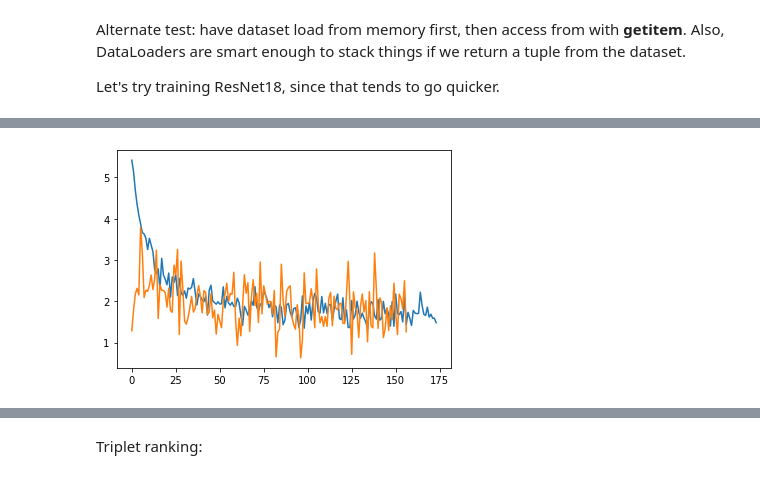
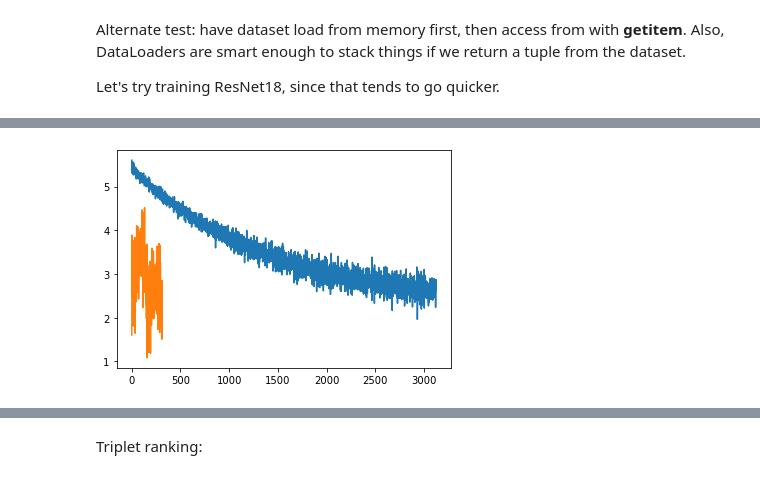
Before and after one commit to g-peery/stability-training, a Jupyter notebook: Model.ipynb, the cells around one changed output, grey strips where cells are left out. Cells and saved outputs as stored; diff of their text form; code cells hidden in the pictures.

```diff
--- a/Model.ipynb
+++ b/Model.ipynb
@@ -1245,4 +1254,11 @@ resnet.fc = nn.Linear(512, 200, bias=True)
 
 resnet = resnet.to(device)
 # %%
-optimizer = optim.SGD(resnet.parameters(), lr=0.002, momentum=0.9)
+optimizer = optim.SGD(resnet.parameters(), lr=0.01)
+scheduler = optim.lr_scheduler.ReduceLROnPlateau(
+    optimizer,
+    factor=0.5,
+    patience=2,
+    threshold=0.1
+)
+# May try OneCycleLR, annealers
@@ -1361,6 +1428,6 @@ Epoch 5: Loss: 2.008134603500366
 # %%
-plt.plot(resnet_result.train_loss_history[::len(resnet_result.train_loss_history)//len(resnet_result.test_loss_history)][::10])
-plt.plot(resnet_result.test_loss_history[::10])
+plt.plot(resnet_result.train_loss_history)
+plt.plot(resnet_result.test_loss_history)
 plt.show()
 # %% [output]
-[figure, old version]
+[figure, new version]
```
Also changed, not shown: parts of 6 cells of this notebook.
